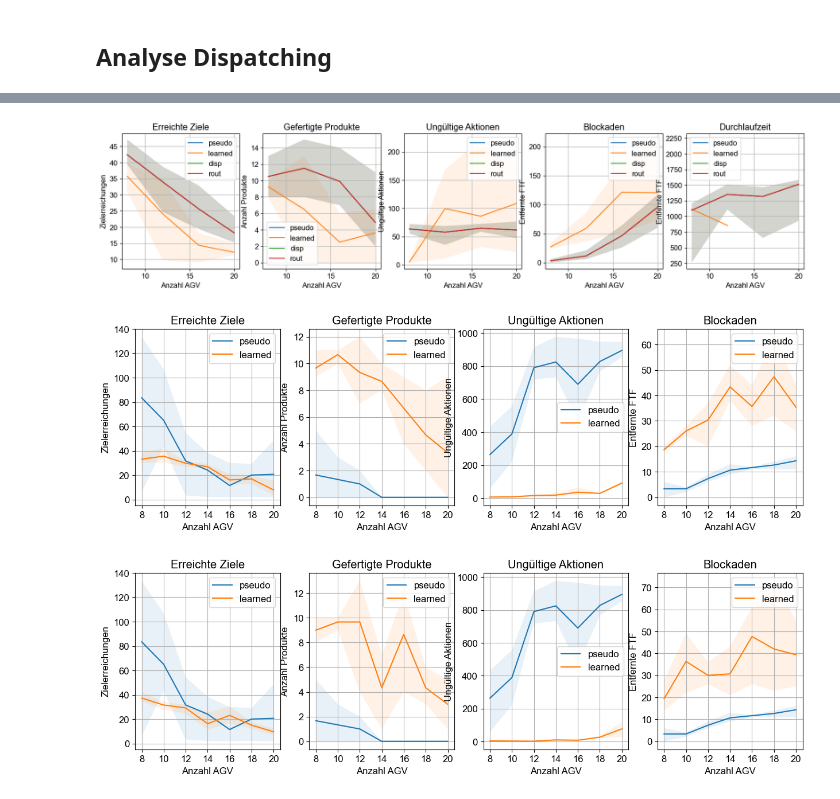
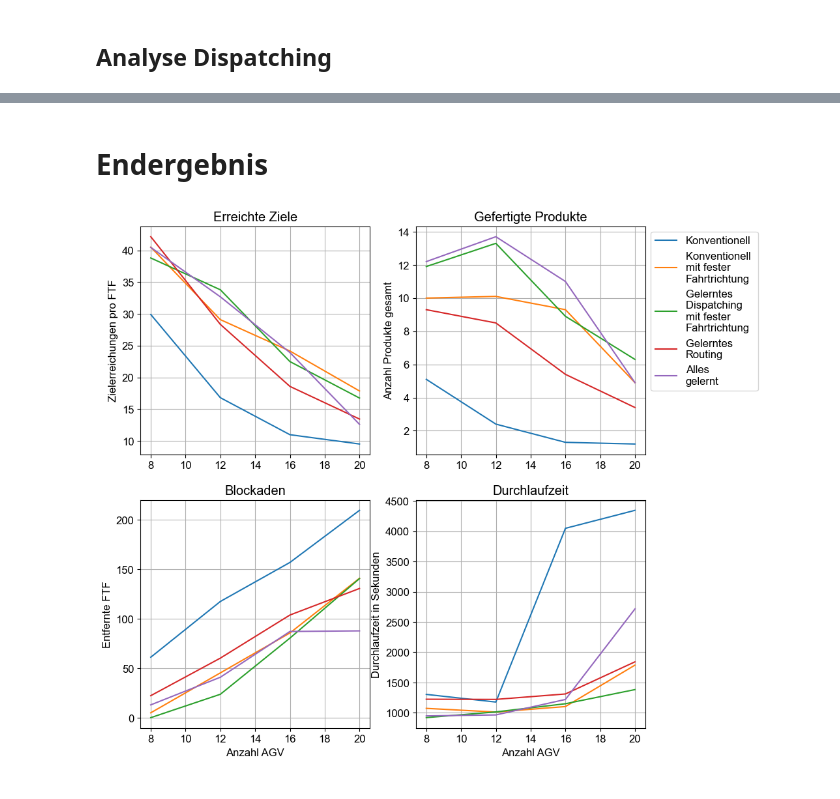
Before and after one commit to tobihoernchen/thesis, a Jupyter notebook: exploration/MiniMatrix/evaluation.ipynb, the cells around one changed output, grey strips where cells are left out. Cells and saved outputs as stored; diff of their text form; code cells hidden in the pictures.

```diff
--- a/exploration/MiniMatrix/evaluation.ipynb
+++ b/exploration/MiniMatrix/evaluation.ipynb
@@ -76,9 +76,12 @@ def mean_min_max(dfs: List[pd.DataFrame] or Dict[List[pd.DataFrame]], std = Fals
         for i, df in enumerate(dfs[1:]):
             full_data = full_data.join(df, rsuffix=str(i), how="outer")
         full_data.interpolate(inplace = True)
-        agg = ["mean", "min", "max"] if not std else ["mean", np.std, lambda *args, **kwargs: -np.std(*args, **kwargs)]
+        agg = ["mean", "min", "max"] if not std else ["mean", "sum", np.std]
         mean_data = full_data.agg(agg, axis="columns") if len(full_data)>0 else pd.DataFrame(columns=("","",""))
         mean_data.columns = ["value", "min", "max"]
+        if std:
+            mean_data["min"] = mean_data["value"] - mean_data["max"]
+            mean_data["max"] = mean_data["value"] + mean_data["max"]
         return mean_data
 
 def import_data(path, run_name, tags: List[str] or str = None, exclude = []) -> List[pd.DataFrame] or Dict[List[pd.DataFrame]]:
@@ -109,7 +112,7 @@ def import_json(path, tags: List[str] or str = None) -> List[pd.DataFrame] or Di
             dfs[tag].append(pd.DataFrame(pd.Series(data), columns = ["value"]))
     return dfs
 
-def plot(dfs, labels, x_label, y_label, ax_ = None, reduce_ticks = False):
+def plot(dfs, labels, x_label, y_label, ax_ = None, reduce_ticks = False, no_legend = False, legend_args = {}):
     if ax_ is None:
         fig, ax = plt.subplots()
     else:
@@ -118,7 +121,8 @@ def plot(dfs, labels, x_label, y_label, ax_ = None, reduce_ticks = False):
         ax.plot(df.index, df["value"], label=label)
         if "min" in df.columns:
             ax.fill_between(df.index, df["min"], df["max"], alpha=.1, linewidth=0)
-    ax.legend()
+    if not no_legend:
+        ax.legend(**legend_args)
     ax.grid()
     ax.set_xlabel(x_label)
     ax.set_ylabel(y_label)
@@ -613,3 +622,5 @@ plot([results_full_pseudo[tags[-2]],results_full_learned[tags[-2]] ], ["pseudo",
+# %% [markdown]
+# Endergebnis
 # %%
 tags = [
     "targetReached",
@@ -618,10 +629,12 @@ tags = [
     "taken_invalid",
     "block",
     "run_time",
+    *[f"_blocksec_agv{f}" for f in range(20)],
       ]
 
-results_pseudo = mean_min_max(import_json("../../logs/fleetsize_fin_pseudo.json",tags))
-results_learned = mean_min_max(import_json("../../logs/finale.json",tags), std=True)
-results_rout = mean_min_max(import_json("../../logs/fleetsize_fin_pseudo.json",tags))
-results_disp = mean_min_max(import_json("../../logs/fleetsize_fin_pseudo.json",tags))
+results_pseudo_bidir = mean(import_json("../../logs/finale_bi_pseudo.json",tags))
+results_pseudo_unidir = mean(import_json("../../logs/finale_pseudo.json",tags))
+results_learned = mean(import_json("../../logs/finale5.json",tags))
+results_rout = mean(import_json("../../logs/finale_rout.json",tags))
+results_disp = mean(import_json("../../logs/finale_disp.json",tags))
 # %%
@@ -635,40 +652,17 @@ for results in [results_pseudo, results_learned, results_disp, results_rout]:
         results[tag].index = results[tag].index.astype(int)
         results[tag] = results[tag].sort_index()
 # %%
-fig, axs = plt.subplots(1,5, figsize = (20,4))
-axs[0].set_title("Erreichte Ziele")
-plot([results_pseudo["targets"],results_learned["targets"], results_disp["targets"],results_rout["targets"]], ["pseudo", "learned", "disp", "rout" ], "Anzahl AGV", "Zielerreichungen", axs[0])
-axs[1].set_title("Gefertigte Produkte")
-plot([results_pseudo[tags[1]],results_learned[tags[1]], results_disp[tags[1]],results_rout[tags[1]]], ["pseudo", "learned", "disp", "rout"], "Anzahl AGV", "Anzahl Produkte", axs[1])
-axs[2].set_title("Ungültige Aktionen")
-plot([results_pseudo["invalid"],results_learned["invalid"], results_disp["invalid"],results_rout["invalid"]], ["pseudo", "learned", "disp", "rout"], "Anzahl AGV", "Ungültige Aktionen", axs[2])
-axs[3].set_title("Blockaden")
-plot([results_pseudo["block"],results_learned["block"], results_disp["block"],results_rout["block"]], ["pseudo", "learned", "disp", "rout"], "Anzahl AGV", "Entfernte FTF", axs[3])
-axs[4].set_title("Durchlaufzeit")
-plot([results_pseudo["run"],results_learned["run"], results_disp["run"],results_rout["run"]], ["pseudo", "learned", "disp", "rout"], "Anzahl AGV", "Entfernte FTF", axs[4])
+labels = ["Konventionell","Konventionell \nmit fester \nFahrtrichtung", "Gelerntes \nDispatching \nmit fester \nFahrtrichtung", "Gelerntes \nRouting" , "Alles \ngelernt"]
+fig, axs = plt.subplots(2,2, figsize = (10,10))
+axs[0,0].set_title("Erreichte Ziele")
+plot([results_pseudo_bidir["targets"],results_pseudo_unidir["targets"], results_disp["targets"],results_rout["targets"],results_learned["targets"]], labels , "Anzahl AGV", "Zielerreichungen pro FTF", axs[0,0], no_legend = True)
+axs[0,0].set_xlabel(None)
+axs[0,1].set_title("Gefertigte Produkte")
+plot([results_pseudo_bidir[tags[1]],results_pseudo_unidir[tags[1]], results_disp[tags[1]],results_rout[tags[1]],results_learned[tags[1]]], labels, "Anzahl AGV", "Anzahl Produkte gesamt", axs[0,1], legend_args = dict(bbox_to_anchor=(1, 1)))
+axs[0,1].set_xlabel(None)
+axs[1,0].set_title("Blockaden")
+plot([results_pseudo_bidir["block"],results_pseudo_unidir["block"], results_disp["block"],results_rout["block"],results_learned["block"]], labels, "Anzahl AGV", "Entfernte FTF", axs[1,0], no_legend = True)
+axs[1,1].set_title("Durchlaufzeit")
+plot([results_pseudo_bidir["run"],results_pseudo_unidir["run"], results_disp["run"],results_rout["run"],results_learned["run"]], labels, "Anzahl AGV", "Durchlaufzeit in Sekunden", axs[1,1], no_legend = True)
 # %% [output]
-[figure, old version]
+[figure, new version]
-# %%
-fig, axs = plt.subplots(1,4, figsize = (15,4))
-axs[0].set_title("Erreichte Ziele")
-plot([results_full_pseudo["targets"],results_full_learned["targets"]], ["pseudo", "learned" ], "Anzahl AGV", "Zielerreichungen", axs[0])
-axs[1].set_title("Gefertigte Produkte")
-plot([results_full_pseudo[tags[1]],results_full_learned[tags[1]] ], ["pseudo", "learned"], "Anzahl AGV", "Anzahl Produkte", axs[1])
-axs[2].set_title("Ungültige Aktionen")
-plot([results_full_pseudo["invalid"],results_full_learned["invalid"] ], ["pseudo", "learned"], "Anzahl AGV", "Ungültige Aktionen", axs[2])
-axs[3].set_title("Blockaden")
-plot([results_full_pseudo["block"],results_full_learned["block"] ], ["pseudo", "learned"], "Anzahl AGV", "Entfernte FTF", axs[3])
-# %% [output]
-[figure, removed]
-# %%
-fig, axs = plt.subplots(1,4, figsize = (15,4))
-axs[0].set_title("Erreichte Ziele")
-plot([results_full_pseudo["targets"],results_full_learned["targets"]], ["pseudo", "learned" ], "Anzahl AGV", "Zielerreichungen", axs[0])
-axs[1].set_title("Gefertigte Produkte")
-plot([results_full_pseudo[tags[1]],results_full_learned[tags[1]] ], ["pseudo", "learned"], "Anzahl AGV", "Anzahl Produkte", axs[1])
-axs[2].set_title("Ungültige Aktionen")
-plot([results_full_pseudo["invalid"],results_full_learned["invalid"] ], ["pseudo", "learned"], "Anzahl AGV", "Ungültige Aktionen", axs[2])
-axs[3].set_title("Blockaden")
-plot([results_full_pseudo["block"],results_full_learned["block"] ], ["pseudo", "learned"], "Anzahl AGV", "Entfernte FTF", axs[3])
-# %% [output]
-[figure, removed]
```
Also changed, not shown: parts of 18 cells of this notebook, 11 other files.
